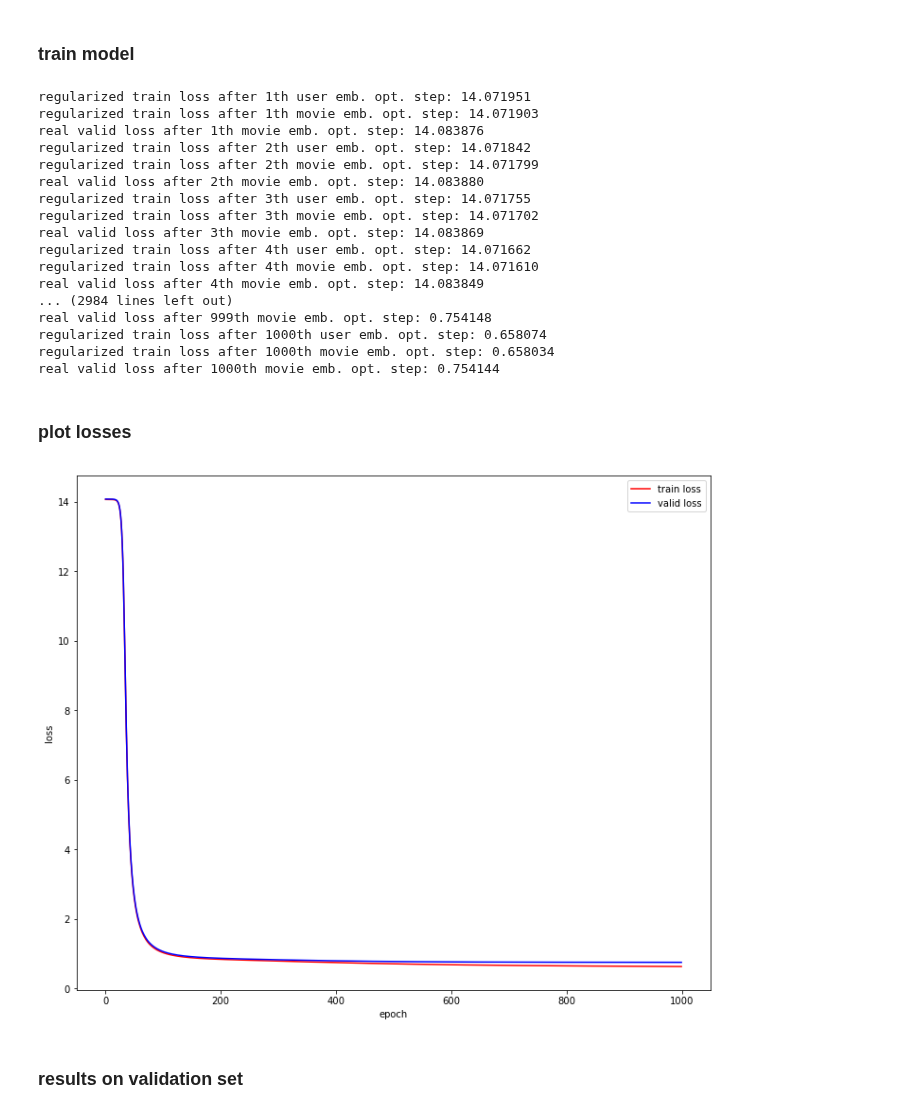
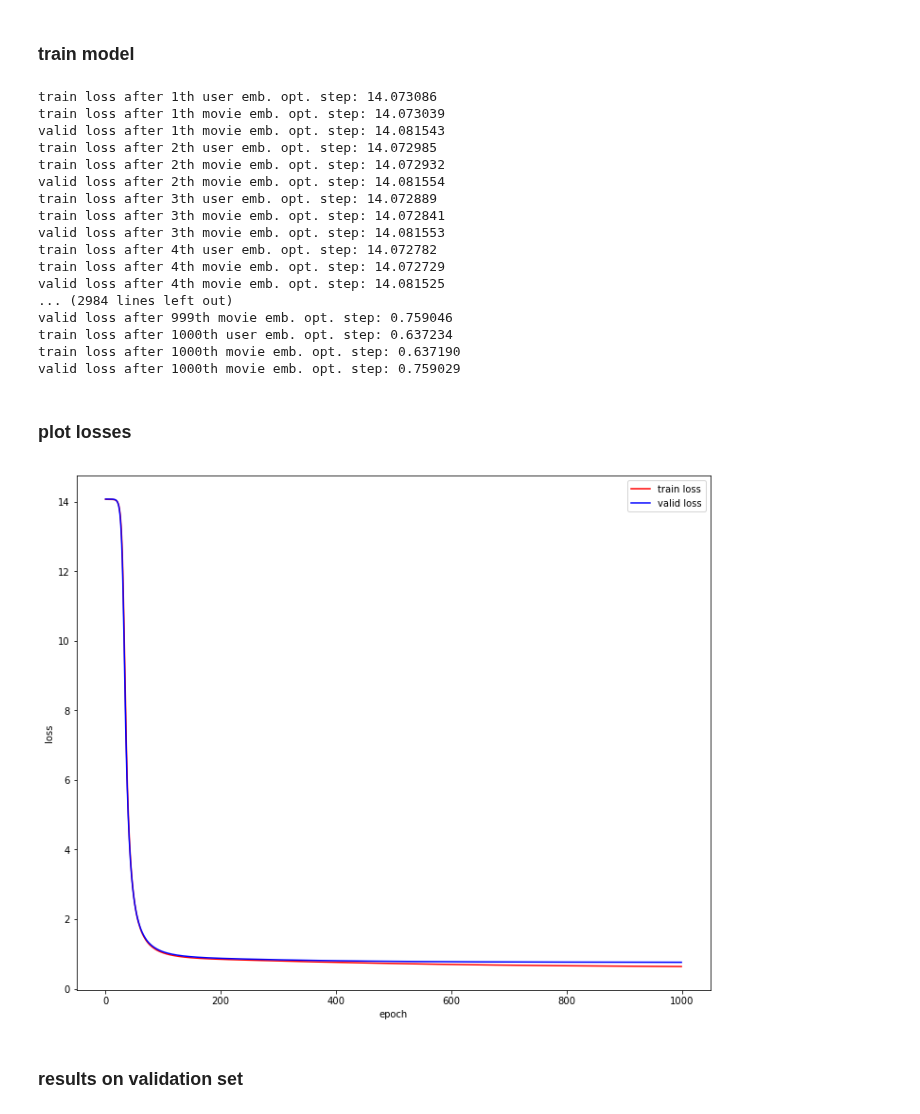
Before and after one commit to leoricklin/Bootcamp_Oct17, a Jupyter notebook: lab/Collaborative Filtering (ALS) with Tensorflow.ipynb, the cells around one changed output. Drawn from its saved outputs; the diff is of its cells as text; code cells hidden in the pictures.

```diff
--- a/lab/Collaborative Filtering (ALS) with Tensorflow.ipynb
+++ b/lab/Collaborative Filtering (ALS) with Tensorflow.ipynb
@@ -71,5 +48,3 @@ dataset = pd.merge(adj_df,dataset,how="right", on="movieid")
-# %%
-dataset['adj_userid'] = dataset['userid'] - 1
 # %% [markdown]
 ### train validation split
 # %%
@@ -117,17 +92,11 @@ def predict(selected_user_embeddings, selected_movie_embeddings):
 def colaborative_filtering(user_embeddings, movie_embeddings, user_ids, movie_ids):
     sel_usr_embs, sel_mov_embs = lookup_embeddings(user_embeddings, movie_embeddings, user_ids, movie_ids)
     predictions = predict(sel_usr_embs, sel_mov_embs)
-    return predictions, sel_usr_embs, sel_mov_embs
+    return predictions
 
 def mean_squared_difference(predictions, ratings):
     difference = tf.reduce_mean(tf.squared_difference(predictions, ratings))
     return difference
-
-def cal_reg_loss(predictions, ratings, lam, selected_user_embeddings, selected_movie_embeddings):
-    loss = mean_squared_difference(predictions, ratings)\
-        + lam*tf.reduce_mean(tf.pow(selected_user_embeddings,2)) \
-        + lam*tf.reduce_mean(tf.pow(selected_movie_embeddings,2))
-    return loss
 # %% [markdown]
 ### set hyper parameters
 # %%
@@ -140,74 +108,69 @@ lam = 0.02
 # %%
 with tf.Graph().as_default():
     with tf.variable_scope("embeddings"):
-        usr_embs, mov_embs = create_embeddings(dataset.adj_userid.max()+1, dataset.adj_movieid.max()+1, emb_dim)
+        usr_embs, mov_embs = create_embeddings(dataset.userid.max()+1, dataset.movieid.max()+1, emb_dim)
     with tf.variable_scope("train_set"):
-        train_data = trainset[["adj_userid", "adj_movieid", "rating"]].values.T
+        train_data = trainset[["userid", "movieid", "rating"]].values.T
         train_usr_ids, train_mov_ids, train_ratings = create_dataset(*train_data)
     with tf.variable_scope("valid_set"):
-        valid_data = validset[["adj_userid", "adj_movieid", "rating"]].values.T
+        valid_data = validset[["userid", "movieid", "rating"]].values.T
         valid_usr_ids, valid_mov_ids, valid_ratings = create_dataset(*valid_data)
     with tf.variable_scope("training"):
-        train_preds, usr_embs_reg, mov_embs_reg = colaborative_filtering(usr_embs, mov_embs, train_usr_ids, train_mov_ids)
-        train_loss = cal_reg_loss(train_preds, train_ratings, lam, usr_embs_reg, mov_embs_reg)
+        train_preds = colaborative_filtering(usr_embs, mov_embs, train_usr_ids, train_mov_ids)
+        train_loss = mean_squared_difference(train_preds, train_ratings)
         optimizer = tf.train.GradientDescentOptimizer(learning_rate=learning_rate)
         train_usr_embs = optimizer.minimize(train_loss, var_list=[usr_embs])
         train_mov_embs = optimizer.minimize(train_loss, var_list=[mov_embs])
-        real_train_loss = mean_squared_difference(train_preds,train_ratings)
     with tf.variable_scope("validation"):
-        valid_preds, usr_embs_val, mov_embs_val = colaborative_filtering(usr_embs, mov_embs, valid_usr_ids, valid_mov_ids)
-        valid_loss = cal_reg_loss(valid_preds, valid_ratings, lam, usr_embs_val, usr_embs_val)
-        real_valid_loss = mean_squared_difference(valid_preds,valid_ratings)
+        valid_preds = colaborative_filtering(usr_embs, mov_embs, valid_usr_ids, valid_mov_ids)
+        valid_loss = mean_squared_difference(valid_preds, valid_ratings)
     with tf.Session() as sess:
         writer = tf.summary.FileWriter('Graph',sess.graph)
         sess.run(tf.global_variables_initializer())
         train_loss_history = []
-        real_train_loss_history =[]
-        real_valid_loss_history = []
+        valid_loss_history = []
         for i in range(epochs):
             current_train_loss, _ = sess.run([train_loss, train_usr_embs])
-            print("regularized train loss after %ith user emb. opt. step: %f"%(i+1, current_train_loss))
+            print("train loss after %ith user emb. opt. step: %f"%(i+1, current_train_loss))
             current_train_loss, _ = sess.run([train_loss, train_mov_embs])
-            print("regularized train loss after %ith movie emb. opt. step: %f"%(i+1, current_train_loss))
-            current_real_train_loss = sess.run(real_train_loss)
-            current_real_valid_loss = sess.run(real_valid_loss)
-            print("real valid loss after %ith movie emb. opt. step: %f"%(i+1, current_real_valid_loss))
+            print("train loss after %ith movie emb. opt. step: %f"%(i+1, current_train_loss))
+            current_valid_loss = sess.run(valid_loss)
+            print("valid loss after %ith movie emb. opt. step: %f"%(i+1, current_valid_loss))
             train_loss_history.append(current_train_loss)
-            real_train_loss_history.append(current_real_train_loss)
-            real_valid_loss_history.append(current_real_valid_loss)
+            valid_loss_history.append(current_valid_loss)
         final_user_embeddings, final_movie_embeddings = sess.run([usr_embs, mov_embs])
         final_valid_predictions = sess.run(valid_preds)
         writer.close()
 # %% [output]
-regularized train loss after 1th user emb. opt. step: 14.071951
-regularized train loss after 1th movie emb. opt. step: 14.071903
-real valid loss after 1th movie emb. opt. step: 14.083876
-regularized train loss after 2th user emb. opt. step: 14.071842
-regularized train loss after 2th movie emb. opt. step: 14.071799
-real valid loss after 2th movie emb. opt. step: 14.083880
-regularized train loss after 3th user emb. opt. step: 14.071755
-regularized train loss after 3th movie emb. opt. step: 14.071702
-real valid loss after 3th movie emb. opt. step: 14.083869
-regularized train loss after 4th user emb. opt. step: 14.071662
-regularized train loss after 4th movie emb. opt. step: 14.071610
-real valid loss after 4th movie emb. opt. step: 14.083849
+train loss after 1th user emb. opt. step: 14.073086
+train loss after 1th movie emb. opt. step: 14.073039
+valid loss after 1th movie emb. opt. step: 14.081543
+train loss after 2th user emb. opt. step: 14.072985
+train loss after 2th movie emb. opt. step: 14.072932
+valid loss after 2th movie emb. opt. step: 14.081554
+train loss after 3th user emb. opt. step: 14.072889
+train loss after 3th movie emb. opt. step: 14.072841
+valid loss after 3th movie emb. opt. step: 14.081553
+train loss after 4th user emb. opt. step: 14.072782
+train loss after 4th movie emb. opt. step: 14.072729
+valid loss after 4th movie emb. opt. step: 14.081525
 ... (2984 lines left out)
-real valid loss after 999th movie emb. opt. step: 0.754148
-regularized train loss after 1000th user emb. opt. step: 0.658074
-regularized train loss after 1000th movie emb. opt. step: 0.658034
-real valid loss after 1000th movie emb. opt. step: 0.754144
+valid loss after 999th movie emb. opt. step: 0.759046
+train loss after 1000th user emb. opt. step: 0.637234
+train loss after 1000th movie emb. opt. step: 0.637190
+valid loss after 1000th movie emb. opt. step: 0.759029
 # %% [markdown]
 ### plot losses
 # %%
 plt.figure(figsize=(12,10))
-plt.plot(real_train_loss_history, color="red", label="train loss")
-plt.plot(real_valid_loss_history, color="blue", label="valid loss")
+plt.plot(train_loss_history, color="red", label="train loss")
+plt.plot(valid_loss_history, color="blue", label="valid loss")
 plt.xlabel("epoch")
 plt.ylabel("loss")
 plt.legend()
 plt.show()
 # %% [output]
-[figure, old version]
+[figure, new version]
 # %% [markdown]
 ### results on validation set
 # %%
```
Also changed, not shown: parts of 13 cells of this notebook.
